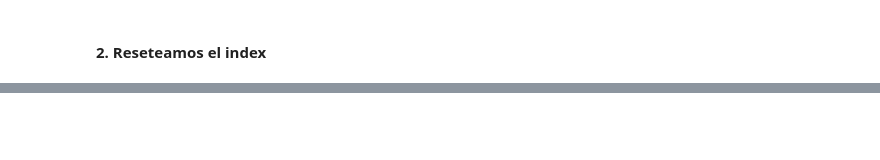
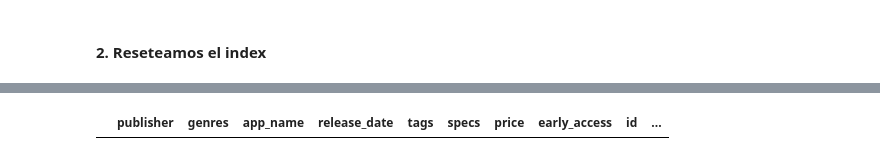
Before and after one commit to javierbengolea/PI_1, a Jupyter notebook: steam_games.ipynb, the cells around one changed output, grey strips where cells are left out. Saved outputs shown, nothing was run; the diff lists cells and outputs as text; code cells hidden in the pictures; blank space fills up the shorter version.

```diff
--- a/steam_games.ipynb
+++ b/steam_games.ipynb
@@ -116,0 +125,11 @@ lines_games
+# %%
+def isnumber(x):
+    try:
+        x = float(x)
+        return x
+    except:
+        return 0
+# %%
+df_games.price = df_games.price.apply(isnumber)
+# %%
+df_games[df_games.genres.isna()]['genres'] = '[Generic]'
@@ -116,0 +192,4 @@ lines_games
+# %%
+df_games[df_games['genres'] == "['generic']"]
+# %% [output]
+|  | publisher | genres | app_name | release_date | tags | specs | price | early_access | id | ... |
```
Also changed, not shown: parts of 24 cells of this notebook.
